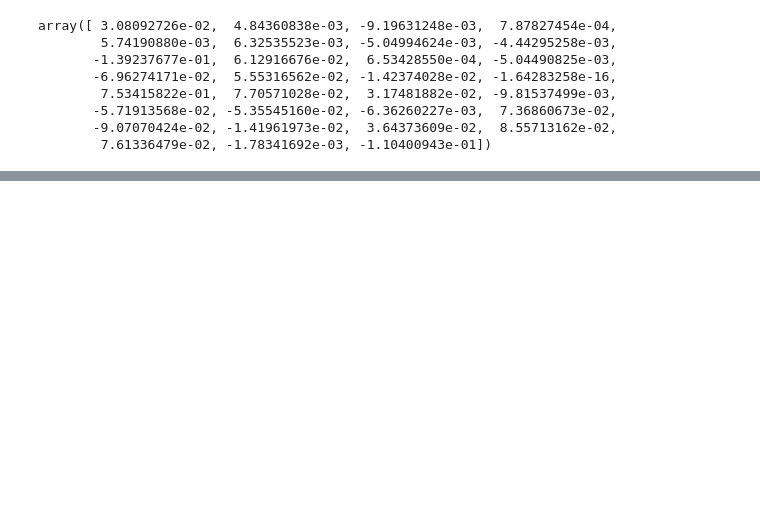
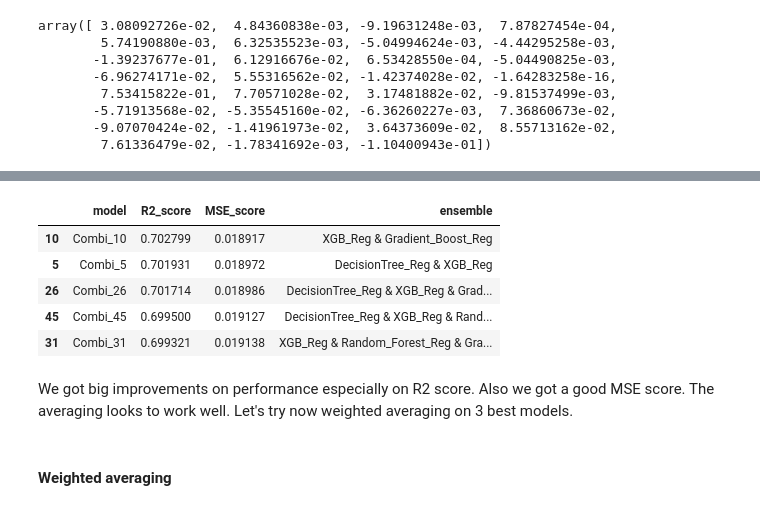
Before and after one commit to DATaxelBase/DATaxelBase, a Jupyter notebook: Project_1/Trip_Duration_Prediction_Modeling.ipynb, the cells around one changed output, grey strips where cells are left out. Drawn from its saved outputs; the diff is of its cells as text; code cells hidden in the pictures; blank space fills up the shorter version.

```diff
--- a/Project_1/Trip_Duration_Prediction_Modeling.ipynb
+++ b/Project_1/Trip_Duration_Prediction_Modeling.ipynb
@@ -729,0 +1016,24 @@ MSE for model:  0.019907802428677613
+# %%
+name_2_models = list(combinations(model_names,2))
+name_3_models = list(combinations(model_names,3))
+name_4_models = list(combinations(model_names,4))
+name_5_models = list(combinations(model_names,5))
+name_6_models = list(combinations(model_names,6))
+name_models = name_2_models+name_3_models+name_4_models+name_5_models+name_6_models
+ensembles =[]
+for i,j in enumerate(name_models):
+    ensembles.append(' & '.join(name_models[i]))
+resume_models['ensemble']= ensembles
+resume_5_best_models = resume_models.sort_values(by ='MSE_score',ascending= True)[:5]
+resume_5_best_models
+# %% [output]
+|  | model | R2_score | MSE_score | ensemble |
+| 10 | Combi_10 | 0.702799 | 0.018917 | XGB_Reg & Gradient_Boost_Reg |
+| 5 | Combi_5 | 0.701931 | 0.018972 | DecisionTree_Reg & XGB_Reg |
+| 26 | Combi_26 | 0.701714 | 0.018986 | DecisionTree_Reg & XGB_Reg & Grad... |
+| 45 | Combi_45 | 0.699500 | 0.019127 | DecisionTree_Reg & XGB_Reg & Rand... |
+| 31 | Combi_31 | 0.699321 | 0.019138 | XGB_Reg & Random_Forest_Reg & Gra... |
+# %% [markdown]
+We got big improvements on performance especially on R2 score. Also we got a good MSE score. The averaging looks to work well. Let's try now weighted averaging on 3 best models.
+# %% [markdown]
+#### Weighted averaging
```
Also changed, not shown: parts of 84 cells of this notebook, 6 other files.
